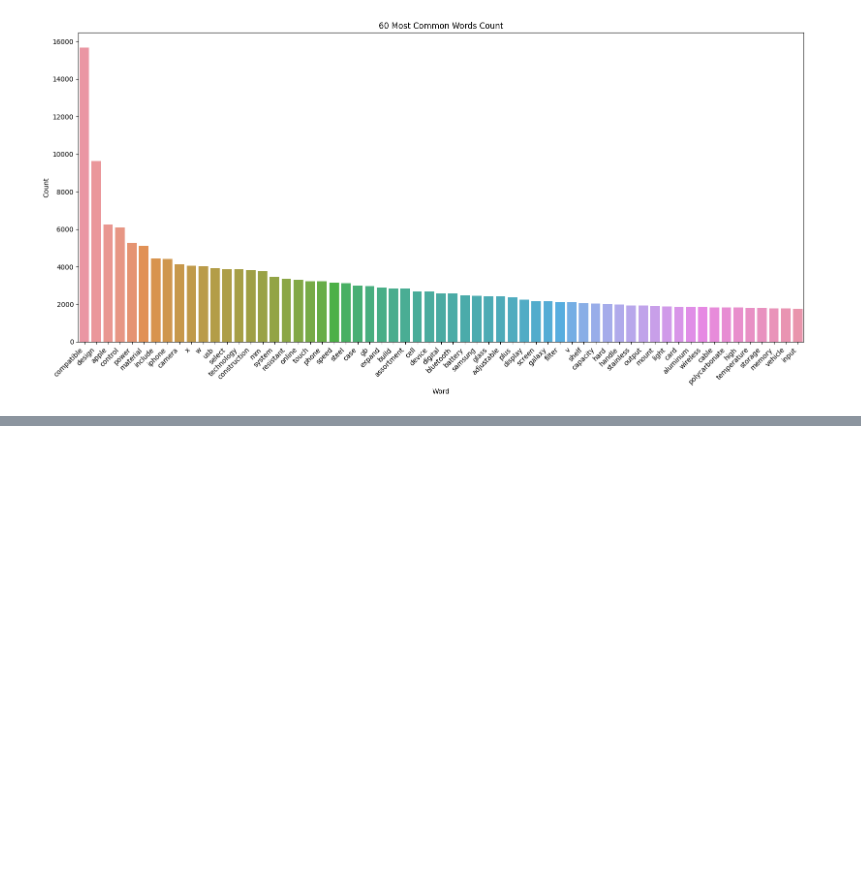
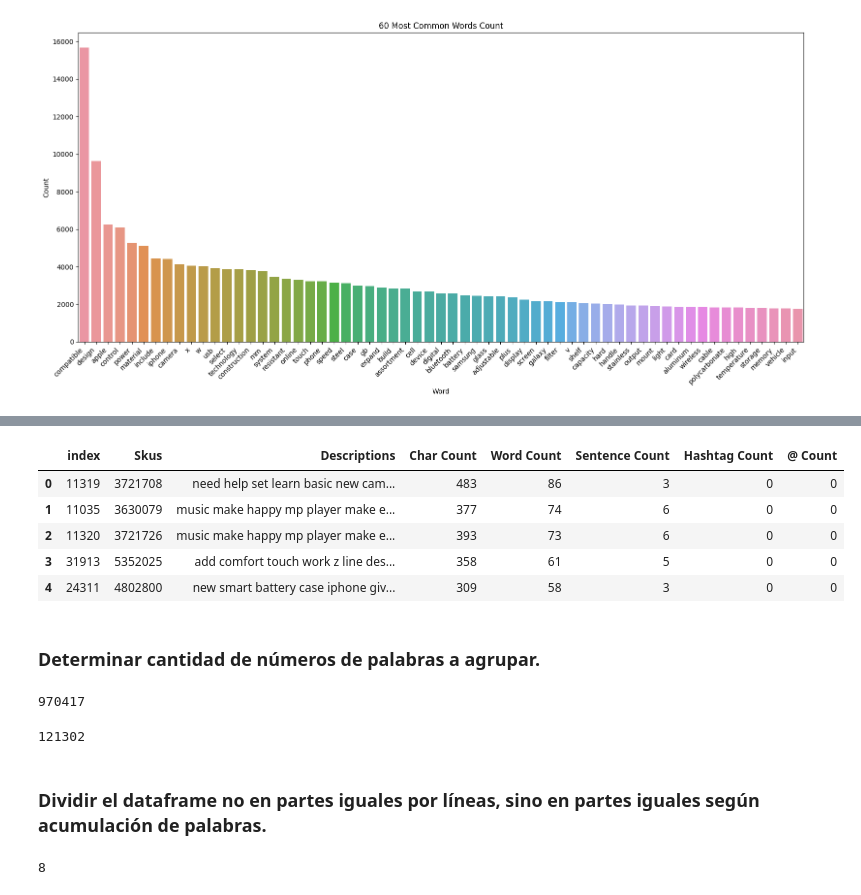
Before and after one commit to christian180492/e_commerce_categorization, a Jupyter notebook: EDA.ipynb, the cells around one changed output, grey strips where cells are left out. Cells and saved outputs as stored; diff of their text form; code cells hidden in the pictures; blank space fills up the shorter version.

```diff
--- a/EDA.ipynb
+++ b/EDA.ipynb
@@ -315,0 +380,25 @@ plt.show()
+# %%
+products_df.sort_values('Word Count', inplace=True, ascending=False)
+products_df.reset_index(inplace=True)
+products_df.head()
+# %% [output]
+|  | index | Skus | Descriptions | Char Count | Word Count | Sentence Count | Hashtag Count | @ Count |
+| 0 | 11319 | 3721708 | need help set learn basic new cam... | 483 | 86 | 3 | 0 | 0 |
+| 1 | 11035 | 3630079 | music make happy mp player make e... | 377 | 74 | 6 | 0 | 0 |
+| 2 | 11320 | 3721726 | music make happy mp player make e... | 393 | 73 | 6 | 0 | 0 |
+| 3 | 31913 | 5352025 | add comfort touch work z line des... | 358 | 61 | 5 | 0 | 0 |
+| 4 | 24311 | 4802800 | new smart battery case iphone giv... | 309 | 58 | 3 | 0 | 0 |
+# %% [markdown]
+### Determinar cantidad de números de palabras a agrupar.
+# %%
+tot_palabras = products_df['Word Count'].sum()
+tot_palabras
+# %% [output]
+970417
+# %%
+target_palabras = tot_palabras//8
+target_palabras
+# %% [output]
+121302
+# %% [markdown]
+### Dividir el dataframe no en partes iguales por líneas, sino en partes iguales según acumulación de palabras.
@@ -315,0 +422,4 @@ plt.show()
+# %%
+len(dataframe_list)
+# %% [output]
+8
```
Also changed, not shown: parts of 29 cells of this notebook.
